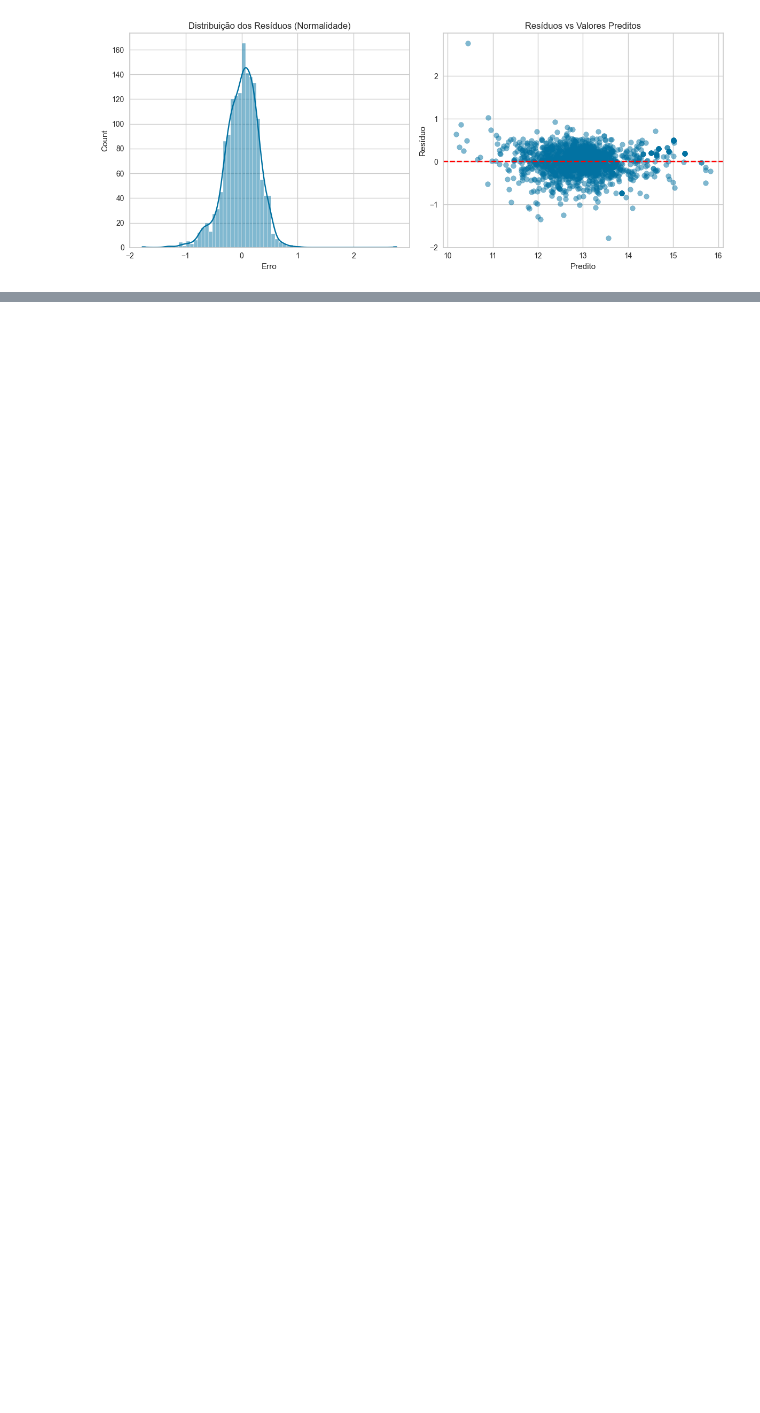
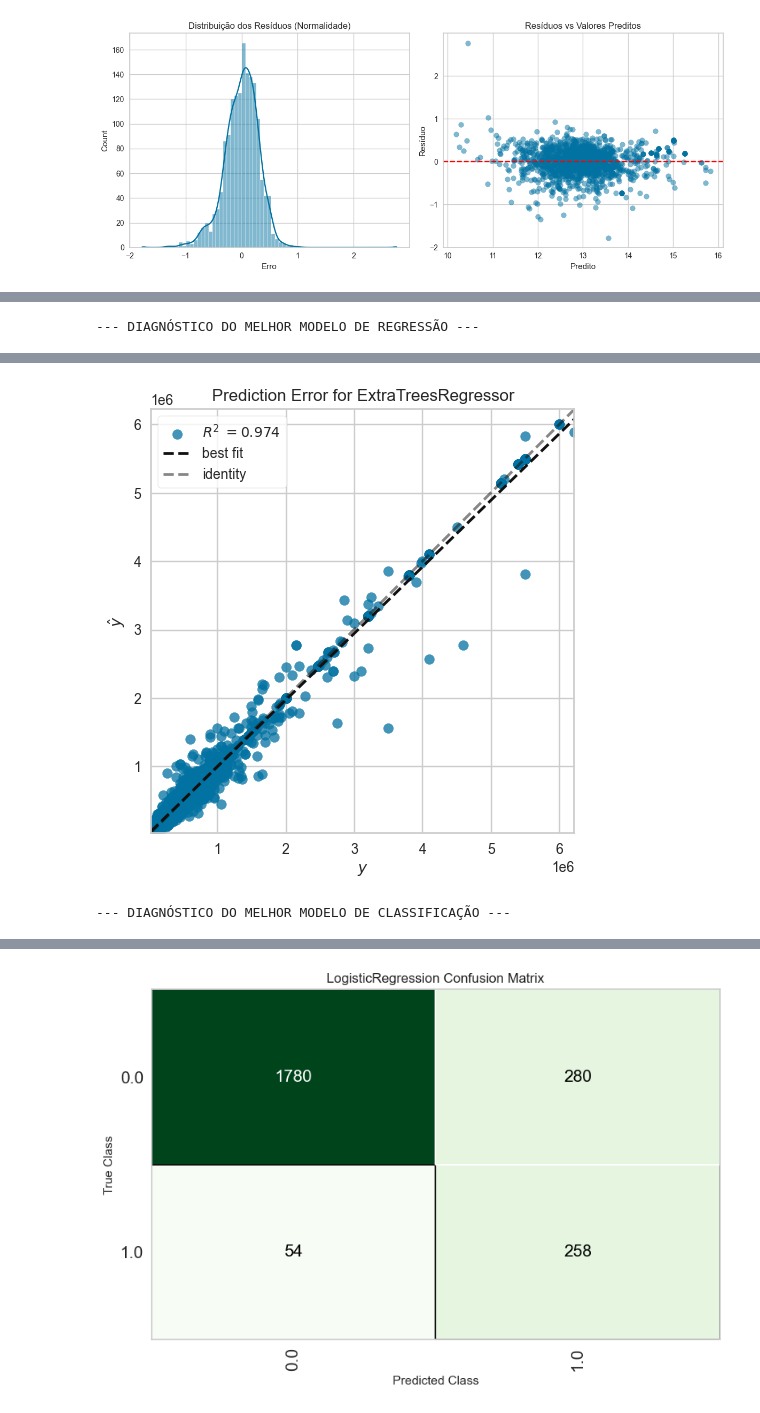
Before and after one commit to davituma/cars-regression-classification, a Jupyter notebook: projeto_carros.ipynb, the cells around one changed output, grey strips where cells are left out. Cells and saved outputs as stored; diff of their text form; code cells hidden in the pictures; blank space fills up the shorter version.

```diff
--- a/projeto_carros.ipynb
+++ b/projeto_carros.ipynb
@@ -576,3 +624,22 @@ Tabela de Resultados (Regressão):
 --- 2. OTIMIZAÇÃO DA CLASSIFICAÇÃO (Prever Automático) ---
 [interactive output not drawn]
 ... (8 outputs left out)
+# %%
+# Importando as funções de plotagem com apelidos (alias) para evitar conflitos
+from pycaret.regression import plot_model as plot_model_reg
+from pycaret.classification import plot_model as plot_model_clf
+
+# --- 5. VISUALIZAÇÃO DOS RESULTADOS FINAIS ---
+
+print("--- DIAGNÓSTICO DO MELHOR MODELO DE REGRESSÃO ---")
+# Gráfico 1: Erro de Previsão (Mostra o quão perto da linha perfeita os dados estão)
+# Usamos plot_model_reg para o modelo de regressão
+plot_model_reg(tuned_reg_model, plot='error')
+
+print("--- DIAGNÓSTICO DO MELHOR MODELO DE CLASSIFICAÇÃO ---")
+
+# Gráfico 2: Matriz de Confusão (Para provar que o Recall de Automáticos subiu)
+# Usamos plot_model_clf para o modelo de classificação
+plot_model_clf(tuned_clf_model, plot='confusion_matrix')
+# %% [output]
+--- DIAGNÓSTICO DO MELHOR MODELO DE REGRESSÃO ---
@@ -578,0 +647,2 @@ Tabela de Resultados (Regressão):
+[figure, added]
+--- DIAGNÓSTICO DO MELHOR MODELO DE CLASSIFICAÇÃO ---
@@ -579 +650,2 @@ Tabela de Resultados (Regressão):
+[figure, added]
 # %% [markdown]
```
Also changed, not shown: parts of 10 cells of this notebook, 1 other file.
